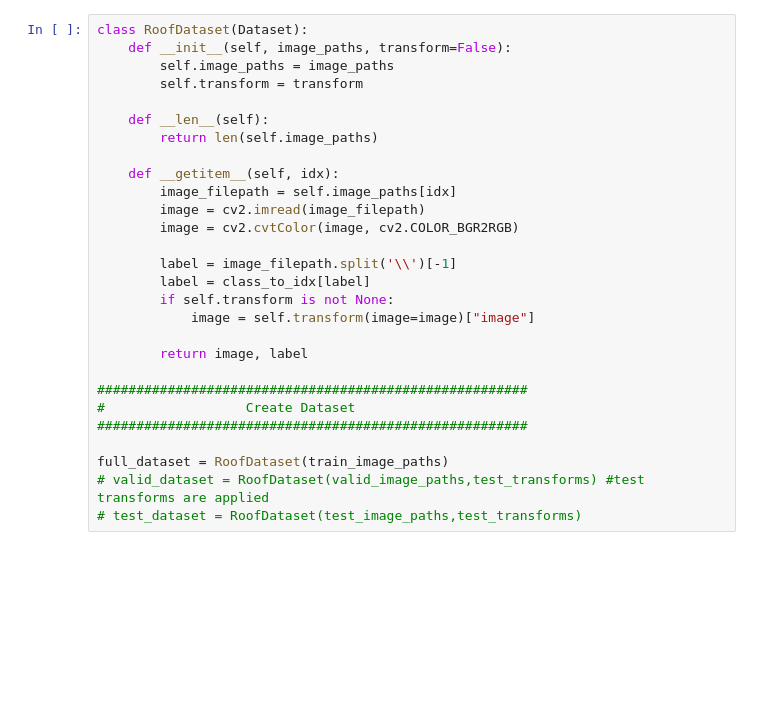
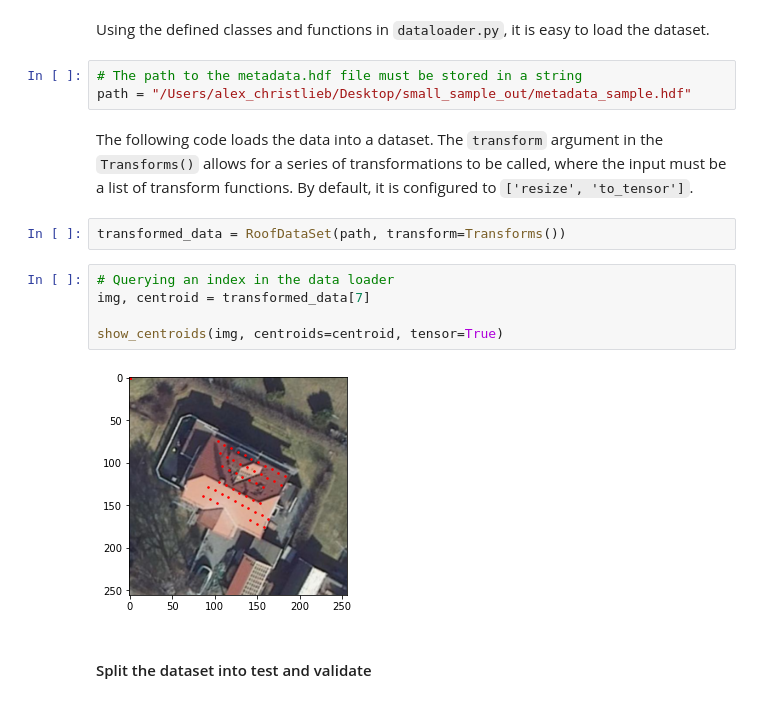
Before and after one commit to WizenPainter/autotetris, a Jupyter notebook: alejandro_test.ipynb, the cells around one changed output. Cells and saved outputs as stored; diff of their text form; blank space fills up the shorter version.

Commit message:
Cleaning, commenting and editing working version of dataloader with transforms

```diff
--- a/alejandro_test.ipynb
+++ b/alejandro_test.ipynb
@@ -77,28 +28,18 @@ Valid size:
-# %%
-class RoofDataset(Dataset):
-    def __init__(self, image_paths, transform=False):
-        self.image_paths = image_paths
-        self.transform = transform
-
-    def __len__(self):
-        return len(self.image_paths)
-
-    def __getitem__(self, idx):
-        image_filepath = self.image_paths[idx]
-        image = cv2.imread(image_filepath)
-        image = cv2.cvtColor(image, cv2.COLOR_BGR2RGB)
-
-        label = image_filepath.split('\\')[-1]
-        label = class_to_idx[label]
-        if self.transform is not None:
-            image = self.transform(image=image)["image"]
-
-        return image, label
-
-#######################################################
-#                  Create Dataset
-#######################################################
-
-full_dataset = RoofDataset(train_image_paths)
-# valid_dataset = RoofDataset(valid_image_paths,test_transforms) #test transforms are applied
-# test_dataset = RoofDataset(test_image_paths,test_transforms)
+# %% [markdown]
+Using the defined classes and functions in `dataloader.py`, it is easy to load the dataset.
+# %%
+# The path to the metadata.hdf file must be stored in a string
+path = "/Users/alex_christlieb/Desktop/small_sample_out/metadata_sample.hdf"
+# %% [markdown]
+The following code loads the data into a dataset. The `transform` argument in the `Transforms()` allows for a series of transformations to be called, where the input must be a list of transform functions. By default, it is configured to `['resize', 'to_tensor']`.
+# %%
+transformed_data = RoofDataSet(path, transform=Transforms())
+# %%
+# Querying an index in the data loader
+img, centroid = transformed_data[7]
+
+show_centroids(img, centroids=centroid, tensor=True)
+# %% [output]
+[figure, added]
+# %% [markdown]
+#### Split the dataset into test and validate
```
Also changed, not shown: parts of 8 cells of this notebook, 1 other file.
